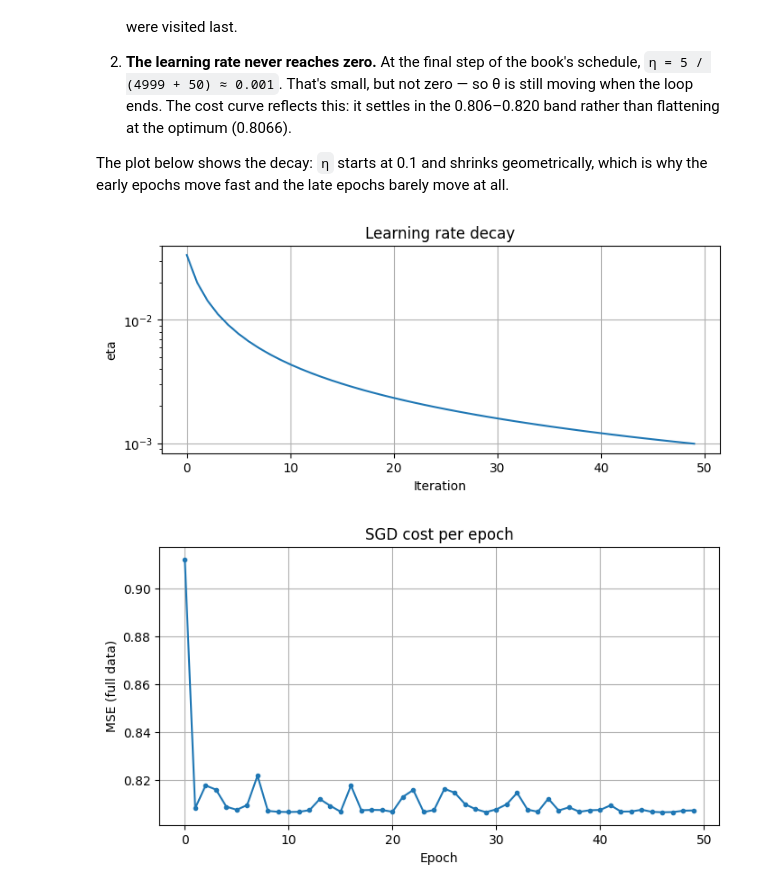
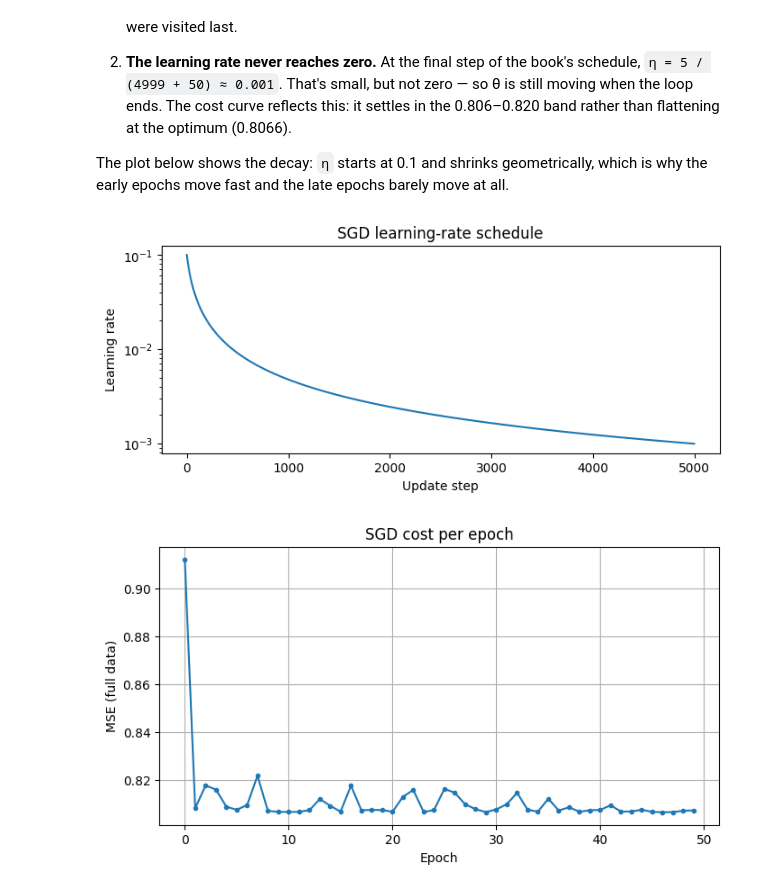
Before and after one commit to zerostate404/handson-ml-ch04-training-models, a Jupyter notebook: notebooks/03_stochastic_minibatch_gd.ipynb, the cells around one changed output. Drawn from its saved outputs; the diff is of its cells as text; code cells hidden in the pictures.

```diff
--- a/notebooks/03_stochastic_minibatch_gd.ipynb
+++ b/notebooks/03_stochastic_minibatch_gd.ipynb
@@ -23,6 +28,3 @@ theta_normal
 # %% [output]
 array([[4.21509616],
        [2.77011339]])
-# %%
-def learning_schedule(t, t0=5, t1=50):
-    return t0 / (t + t1)
@@ -85,17 +50,24 @@ The Normal Equation solves for the optimal parameters directly: it inverts `Xᵀ
 The plot below shows the decay: `η` starts at 0.1 and shrinks geometrically, which is why the early epochs move fast and the late epochs barely move at all.
 # %%
 import matplotlib.pyplot as plt
+
+n_epochs=50
+m = len(X_b)
+
+etas = [
+    learning_schedule(t)
+    for t in range(n_epochs * m)
+]
 
 plt.figure(figsize=(8, 3))
 plt.plot(etas)
 plt.yscale("log")
-plt.xlabel("Iteration")
-plt.ylabel("eta")
-plt.title("Learning rate decay")
-plt.grid(True)
+plt.xlabel("Update step")
+plt.ylabel("Learning rate")
+plt.title("SGD learning-rate schedule")
 plt.show()
 # %% [output]
-[figure, old version]
+[figure, new version]
 # %%
 import matplotlib.pyplot as plt
 plt.figure(figsize=(8, 4))
```
Also changed, not shown: parts of 4 cells of this notebook, 2 other files.
